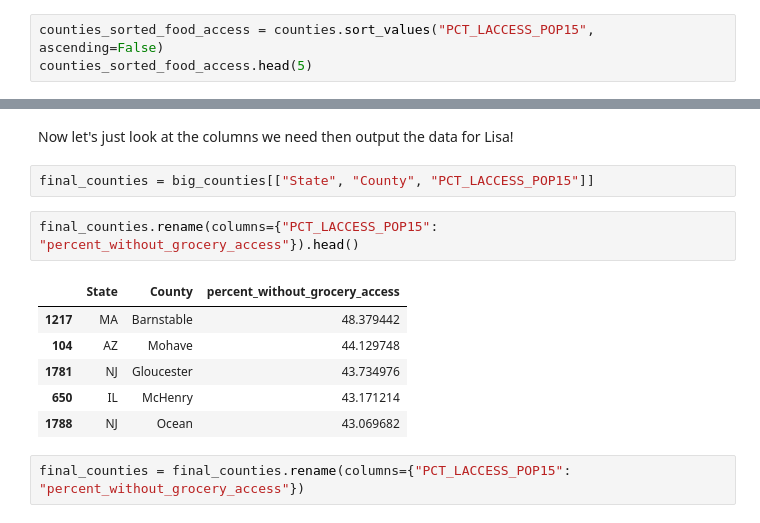
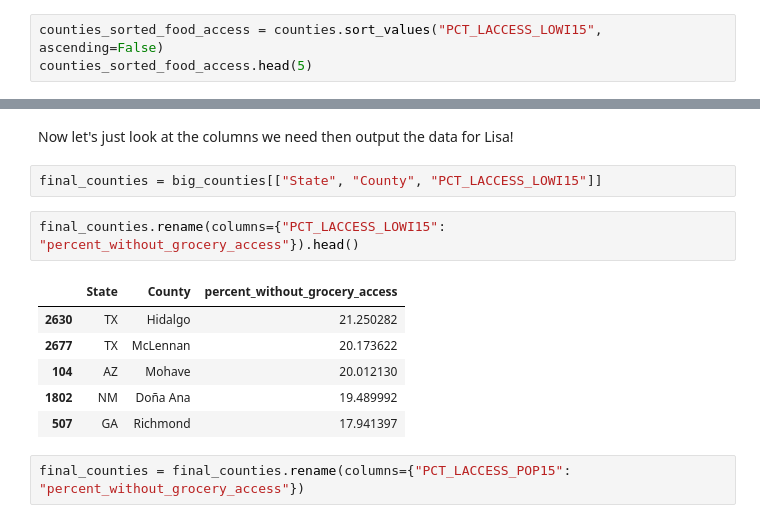
Before and after one commit to AlexMahadevan/food-deserts, a Jupyter notebook: food-desert-analysis.ipynb, the cells around one changed output, grey strips where cells are left out. Saved outputs shown, nothing was run; the diff lists cells and outputs as text.

```diff
--- a/food-desert-analysis.ipynb
+++ b/food-desert-analysis.ipynb
@@ -117,7 +117,7 @@ counties_sorted_pop.head(5)
 # %% [markdown]
 <p>Looks like it worked.<p>
 # %%
-counties_sorted_food_access = counties.sort_values("PCT_LACCESS_POP15", ascending=False)
+counties_sorted_food_access = counties.sort_values("PCT_LACCESS_LOWI15", ascending=False)
 counties_sorted_food_access.head(5)
 # %% [output]
 |  | FIPS | State | County | LACCESS_POP10 | LACCESS_POP15 | PCH_LACCESS_POP_10_15 | PCT_LACCESS_POP10 | ... |
@@ -147,16 +147,16 @@ big_counties.head(5)
 # %% [markdown]
 <p>Now let's just look at the columns we need then output the data for Lisa!</p>
 # %%
-final_counties = big_counties[["State", "County", "PCT_LACCESS_POP15"]]
+final_counties = big_counties[["State", "County", "PCT_LACCESS_LOWI15"]]
 # %%
-final_counties.rename(columns={"PCT_LACCESS_POP15": "percent_without_grocery_access"}).head()
+final_counties.rename(columns={"PCT_LACCESS_LOWI15": "percent_without_grocery_access"}).head()
 # %% [output]
 |  | State | County | percent_without_grocery_access |
-| 1217 | MA | Barnstable | 48.379442 |
-| 104 | AZ | Mohave | 44.129748 |
-| 1781 | NJ | Gloucester | 43.734976 |
-| 650 | IL | McHenry | 43.171214 |
-| 1788 | NJ | Ocean | 43.069682 |
+| 2630 | TX | Hidalgo | 21.250282 |
+| 2677 | TX | McLennan | 20.173622 |
+| 104 | AZ | Mohave | 20.012130 |
+| 1802 | NM | Doña Ana | 19.489992 |
+| 507 | GA | Richmond | 17.941397 |
 # %%
 final_counties = final_counties.rename(columns={"PCT_LACCESS_POP15": "percent_without_grocery_access"})
 # %%
```
Also changed, not shown: parts of 22 cells of this notebook, 8 other files.
